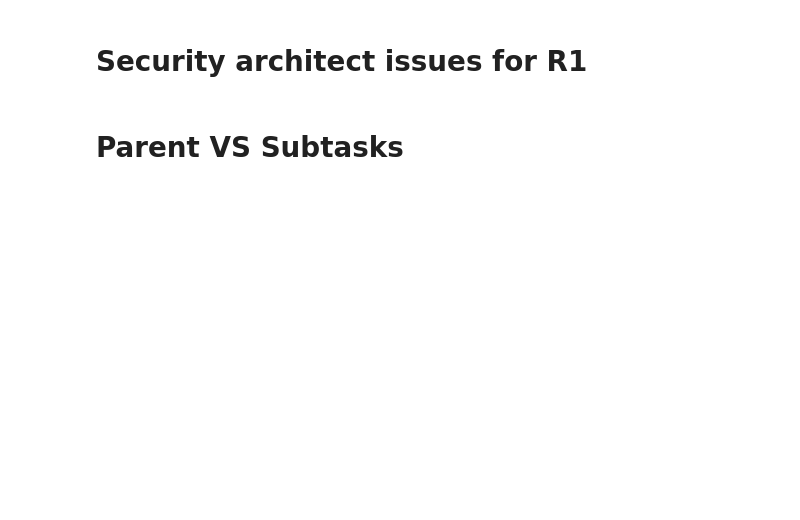
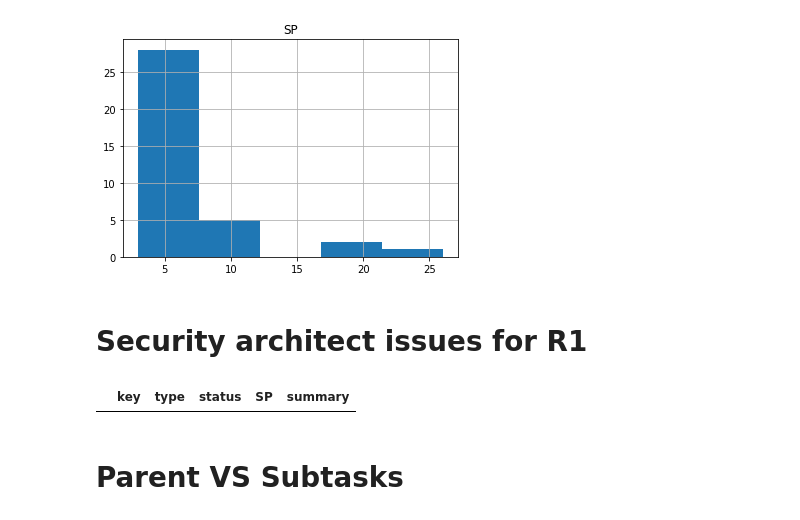
Before and after one commit to robert-krasinski/JiraAndPythonForManagers, a Jupyter notebook: R1 EMC estimation.ipynb, the cells around one changed output. Cells and saved outputs as stored; diff of their text form; code cells hidden in the pictures; blank space fills up the shorter version.

Commit message:
latest version before moving to new laptop

```diff
--- a/R1 EMC estimation.ipynb
+++ b/R1 EMC estimation.ipynb
@@ -14,5 +16,7 @@ jira = JIRA(jira_url)
 # %%
-jql = 'project = ECL and type not in subTaskIssueTypes() and type != epic and fixVersion = R1 and labels = Required_for_production_data and statusCategory != Done and labels != sec_arch'
+#jql = 'project = ECL and type not in subTaskIssueTypes() and type != epic and fixVersion = R1 and labels = Required_for_production_data and statusCategory != Done and labels != sec_arch'
+#jql = 'project = ECL and type not in subTaskIssueTypes() and type != epic and fixVersion = R1  and statusCategory != Done and (labels != sec_arch or labels is empty)'
+jql = 'project = ECL AND type not in subTaskIssueTypes() AND type != epic AND fixVersion = R1 AND statusCategory != Done AND (labels = Required_for_production_data and labels != sec_arch)'
 issuesRaw = jira.search_issues(jql)
 
 issues = pd.DataFrame()
@@ -44,9 +48,11 @@ for issue in issuesRaw:
 
 #only use remainingEffort if it's defined
 def setRemainingSP(remainingEffort, SP):
-    if(remainingEffort != None): return remainingEffort
+    if(not pd.isnull(remainingEffort)): return remainingEffort
     else: return SP
 
 issues['RemainingSP'] = issues.apply(lambda x: setRemainingSP(x['remainingEffort'], x['SP']), axis=1)
 
+#print(issues.RemainingSP.sum())
 issues
+#issues.to_clipboard()
@@ -53,5 +77,7 @@ issues
 # %%
-issues.hist(column='SP', bins=20);
+issues.hist(column='SP', bins=5);
+# %% [output]
+[figure, added]
 # %% [markdown]
 # Security architect issues for R1
 # %%
@@ -80,6 +106,8 @@ for issue in issuesRaw:
          'descriptionLen': descriptionLen
         }, ignore_index=True)
 secIssues
+# %% [output]
+|  | key | type | status | SP | summary |
 # %%
 #find all subtasks for given tasks and check if SP sum of subtasks equals SP in task
 jql = 'project = ECL and type in subTaskIssueTypes() '
```
Also changed, not shown: parts of 16 cells of this notebook, 21 other files.
